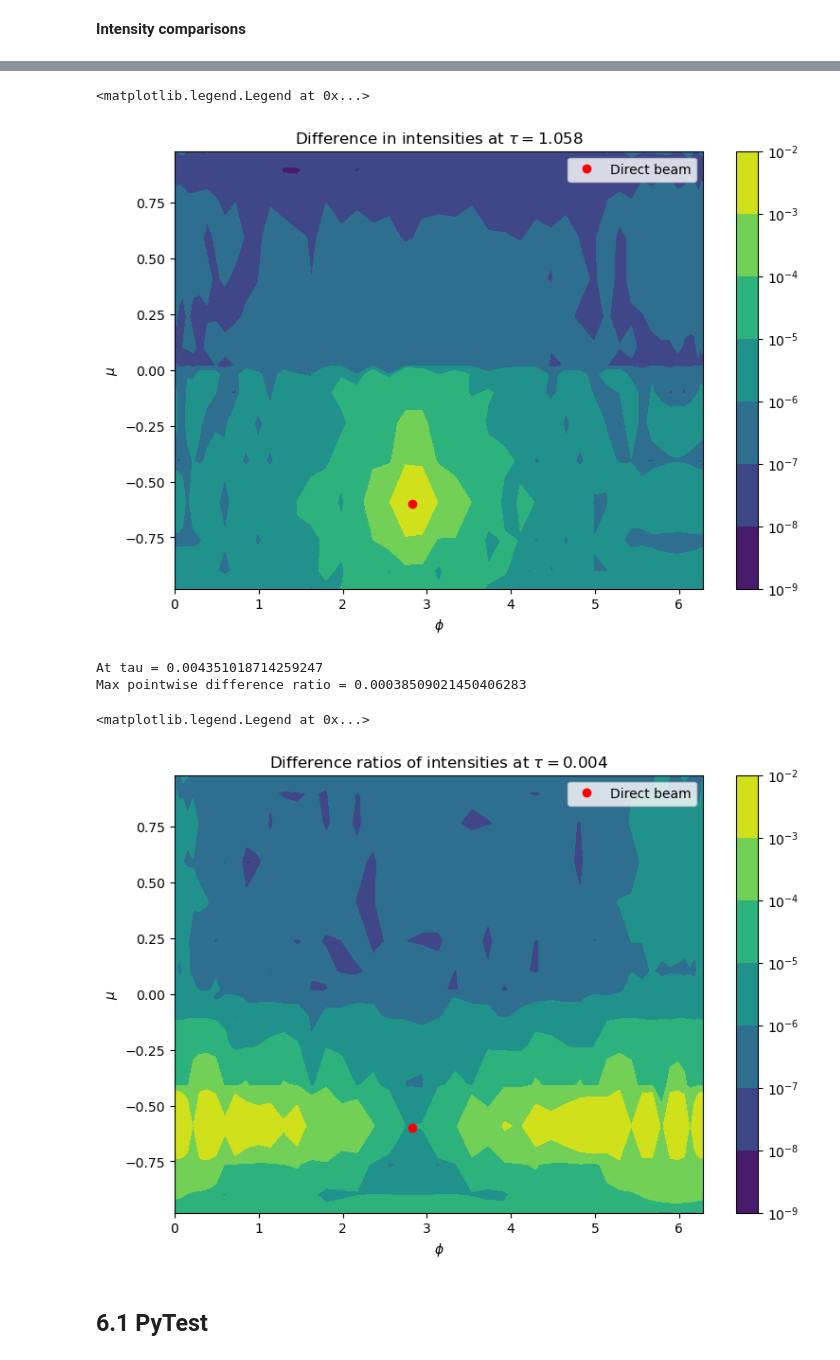
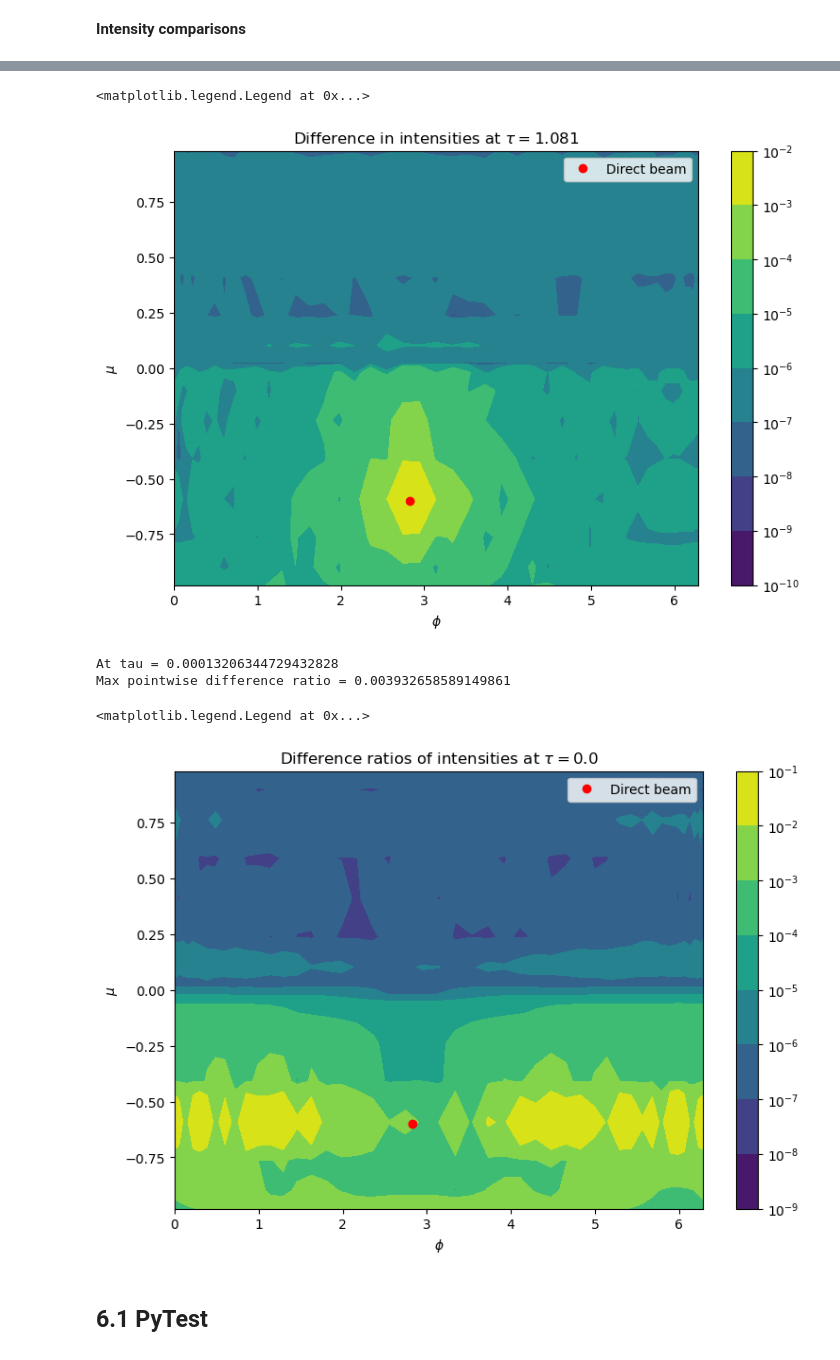
Before and after one commit to riclarsson/Pythonic-DISORT, a Jupyter notebook: docs/Pythonic-DISORT.ipynb, the cells around one changed output, grey strips where cells are left out. Cells and saved outputs as stored; diff of their text form; code cells hidden in the pictures.

```diff
--- a/docs/Pythonic-DISORT.ipynb
+++ b/docs/Pythonic-DISORT.ipynb
@@ -126,7 +126,7 @@ As before, **the zeroth index corresponds to the layer at the top of the atmosph
 # %%
 #################### SUPPLIED TO PYDISORT ########################
 
-omega_arr = np.full(NLayers, 0.9)
+omega_arr = np.full(NLayers, 1 - 1e-4)
 
 ##################################################################
 # %% [markdown]
@@ -2626,7 +2630,7 @@ Difference ratio = 1.1596604729605403e-06
 **Intensity comparisons**
 # %%
 diff = np.abs(uu - u_NT(tau_test_arr, phi_arr)[reorder_mu])[mu_to_compare]
-diff_ratio = diff / np.clip(uu[mu_to_compare], a_min=1e-6, a_max=None)
+diff_ratio = diff / uu[mu_to_compare]
 # %%
 max_diff_tau_index = np.argmax(np.max(np.max(diff, axis=0), axis=1))
 max_ratio_tau_index = np.argmax(np.max(np.max(diff_ratio, axis=0), axis=1))
@@ -2654,28 +2658,28 @@ plt.title(r"Difference in intensities at $\tau =$" + str(np.around(diff_tau_pt,
 plt.legend()
 # %% [output]
 <matplotlib.legend.Legend at 0x...>
-[figure, old version]
+[figure, new version]
 # %%
 print("At tau = " + str(ratio_tau_pt))
 print("Max pointwise difference ratio =", np.max(diff_ratio[:, max_ratio_tau_index, :]))
 # %% [output]
-At tau = 0.004351018714259247
-Max pointwise difference ratio = 0.00038509021450406283
+At tau = 0.00013206344729432828
+Max pointwise difference ratio = 0.003932658589149861
 # %%
-diff_ratio_plot = diff_plot / np.clip(uu, a_min=1e-6, a_max=None)
+diff_ratio_plot = diff_plot / uu
 plot = diff_ratio_plot[:, max_ratio_tau_index, :]
 
 fig = plt.figure(figsize=(9, 6))
 _contourf = plt.contourf(MU_ARR, PHI_ARR, plot, norm=mpl.colors.LogNorm())
 plt.plot(phi0, -mu0, "o", color="red", label="Direct beam")
 plt.xlabel(r"$\phi$")
 plt.ylabel(r"$\mu$")
 plt.colorbar(_contourf)
 plt.title(r"Difference ratios of intensities at $\tau =$" + str(np.around(ratio_tau_pt, 3)))
 plt.legend()
 # %% [output]
 <matplotlib.legend.Legend at 0x...>
-[figure, old version]
+[figure, new version]
 # %% [markdown]
 ## 6.1 PyTest
 # %% [markdown]
```
Also changed, not shown: parts of 26 cells of this notebook, 6 other files.
